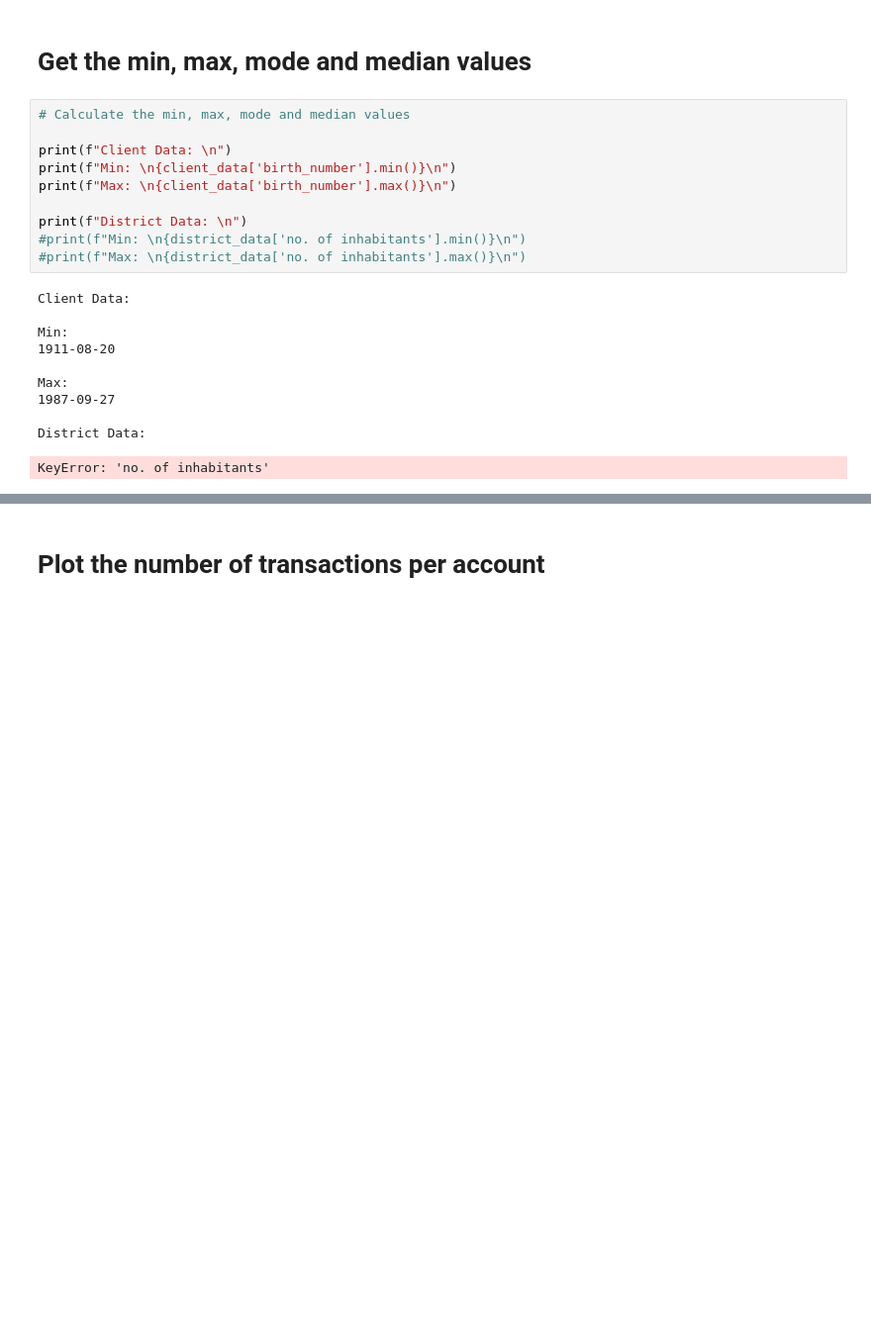
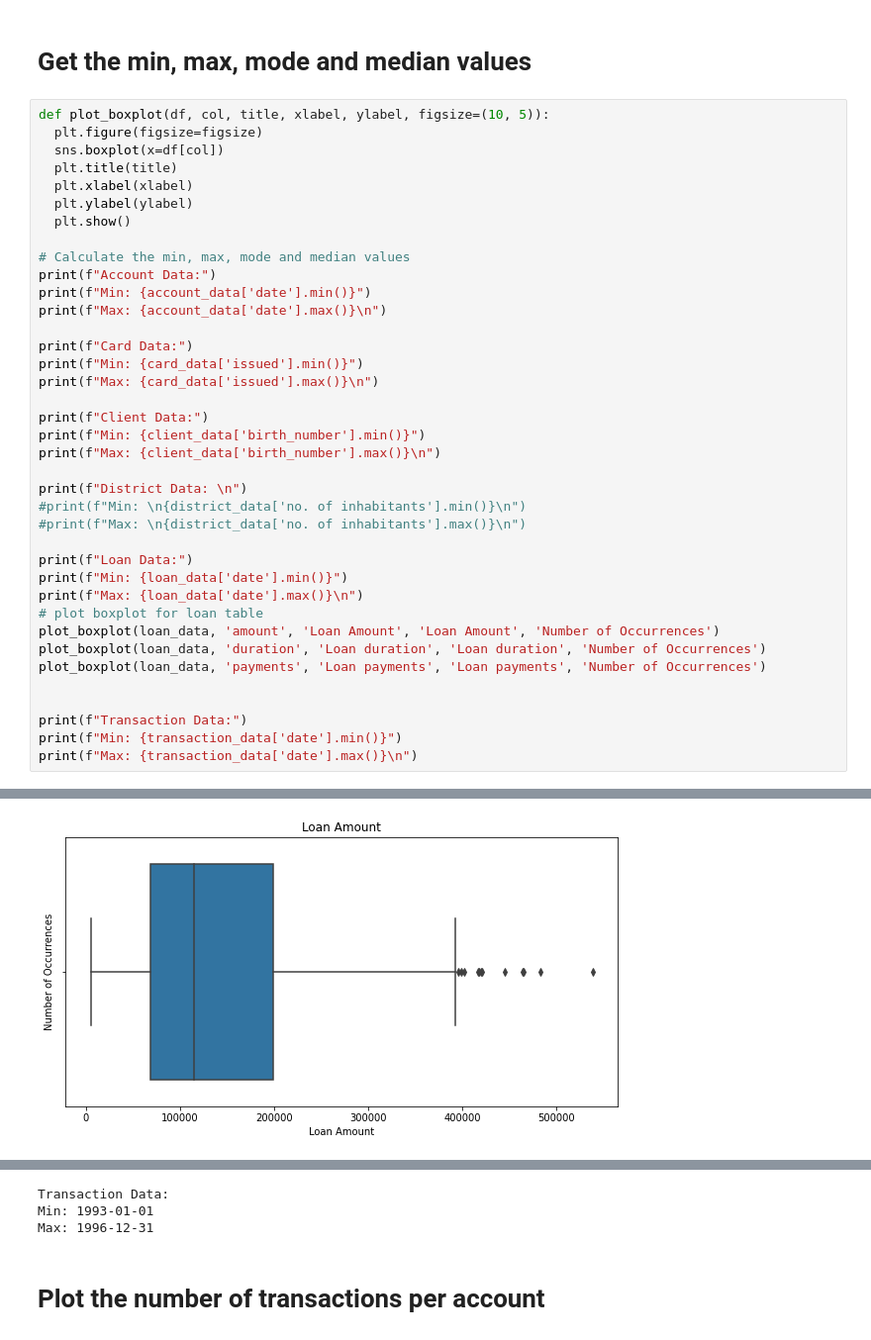
Before and after one commit to ruialves35/feup-ac, a Jupyter notebook: src/understanding/understanding.ipynb, the cells around one changed output, grey strips where cells are left out. Shown: that part at 99% size. Cells and saved outputs as stored; diff of their text form; blank space fills up the shorter version.

```diff
--- a/src/understanding/understanding.ipynb
+++ b/src/understanding/understanding.ipynb
@@ -89,23 +99,41 @@ plot_freq(client_data, 'gender', 'Frequency of Client Gender', 'Client Genter',
 # %% [markdown]
 # Get the min, max, mode and median values
-# %%
-# Calculate the min, max, mode and median values
-
-print(f"Client Data: \n")
-print(f"Min: \n{client_data['birth_number'].min()}\n")
-print(f"Max: \n{client_data['birth_number'].max()}\n")
-
-print(f"District Data: \n")
-#print(f"Min: \n{district_data['no. of inhabitants'].min()}\n")
-#print(f"Max: \n{district_data['no. of inhabitants'].max()}\n")
-# %% [output]
-Client Data:
-
-Min:
-1911-08-20
-
-Max:
-1987-09-27
-
-District Data:
-KeyError: 'no. of inhabitants'
+# %%
+def plot_boxplot(df, col, title, xlabel, ylabel, figsize=(10, 5)):
+  plt.figure(figsize=figsize)
+  sns.boxplot(x=df[col])
+  plt.title(title)
+  plt.xlabel(xlabel)
+  plt.ylabel(ylabel)
+  plt.show()
+
+# Calculate the min, max, mode and median values
+print(f"Account Data:")
+print(f"Min: {account_data['date'].min()}")
+print(f"Max: {account_data['date'].max()}\n")
+
+print(f"Card Data:")
+print(f"Min: {card_data['issued'].min()}")
+print(f"Max: {card_data['issued'].max()}\n")
+
+print(f"Client Data:")
+print(f"Min: {client_data['birth_number'].min()}")
+print(f"Max: {client_data['birth_number'].max()}\n")
+
+print(f"District Data: \n")
+#print(f"Min: \n{district_data['no. of inhabitants'].min()}\n")
+#print(f"Max: \n{district_data['no. of inhabitants'].max()}\n")
+
+print(f"Loan Data:")
+print(f"Min: {loan_data['date'].min()}")
+print(f"Max: {loan_data['date'].max()}\n")
+# plot boxplot for loan table
+plot_boxplot(loan_data, 'amount', 'Loan Amount', 'Loan Amount', 'Number of Occurrences')
+plot_boxplot(loan_data, 'duration', 'Loan duration', 'Loan duration', 'Number of Occurrences')
+plot_boxplot(loan_data, 'payments', 'Loan payments', 'Loan payments', 'Number of Occurrences')
+
+
+print(f"Transaction Data:")
+print(f"Min: {transaction_data['date'].min()}")
+print(f"Max: {transaction_data['date'].max()}\n")
+# %% [output]
@@ -111,0 +157 @@ KeyError: 'no. of inhabitants'
+[figure, added]
@@ -112,3 +160,6 @@ KeyError: 'no. of inhabitants'
+Transaction Data:
+Min: 1993-01-01
+Max: 1996-12-31
 # %% [markdown]
 # Plot the number of transactions per account
 # %%
```
Also changed, not shown: parts of 3 cells of this notebook.
